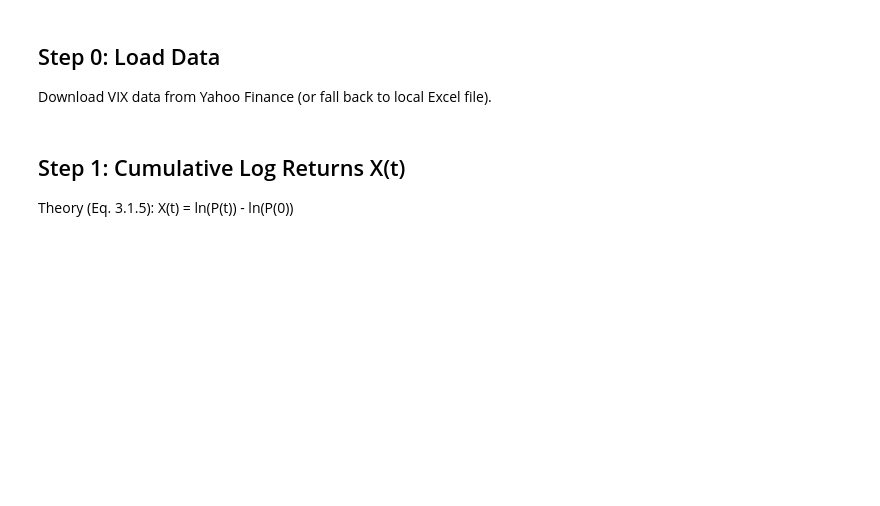
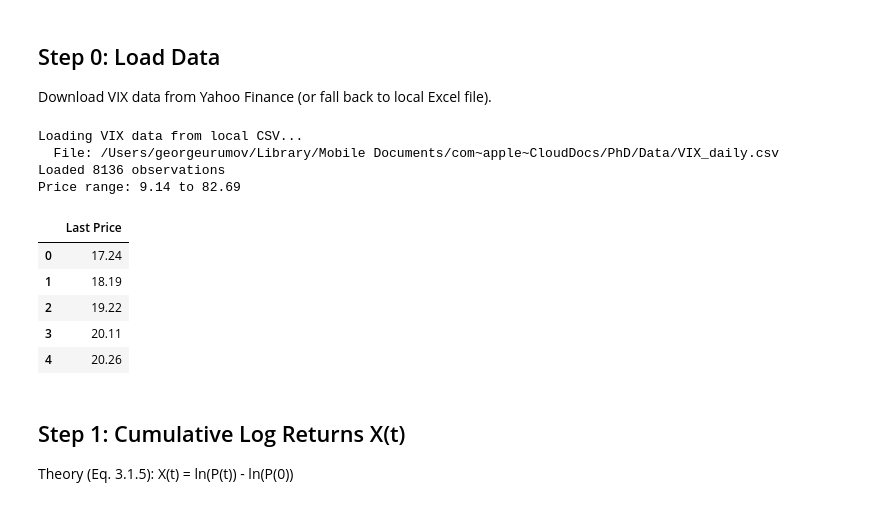
Before and after one commit to w1767/PhD, a Jupyter notebook: thesis-project/conference_papers/VVIX_analysis.ipynb, the cells around one changed output. Saved outputs shown, nothing was run; the diff lists cells and outputs as text; code cells hidden in the pictures; blank space fills up the shorter version.

```diff
--- a/thesis-project/conference_papers/VVIX_analysis.ipynb
+++ b/thesis-project/conference_papers/VVIX_analysis.ipynb
@@ -37,16 +37,43 @@ Download VIX data from Yahoo Finance (or fall back to local Excel file).
 # %%
 import os
 
+from pathlib import Path
+
+def find_vix_csv():
+    """Locate VIX_daily.csv whether the notebook cwd is repo root, Data/, or conference_papers/."""
+    here = Path.cwd().resolve()
+    for base in [here, *here.parents]:
+        for rel in ('VIX_daily.csv', Path('Data') / 'VIX_daily.csv'):
+            p = base / rel
+            if p.is_file():
+                return p
+    raise FileNotFoundError(
+        "VIX_daily.csv not found. Place it in the repo root, in Data/, or next to this notebook. "
+        f"Searched upward from {here}"
+    )
+
 print('Loading VIX data from local CSV...')
-csv_path = os.path.join(os.getcwd(), 'VIX_daily.csv')
+csv_path = find_vix_csv()
+print(f'  File: {csv_path}')
 df = pd.read_csv(csv_path, parse_dates=['Date'], dayfirst=True)
 df = df.sort_values('Date', ascending=True).reset_index(drop=True)
 df = df.dropna(subset=['Last Price'])
 df = df[['Last Price']].copy()
 
 print(f'Loaded {len(df)} observations')
 print(f'Price range: {df["Last Price"].min():.2f} to {df["Last Price"].max():.2f}')
 df.head()
+# %% [output]
+Loading VIX data from local CSV...
+  File: /Users/georgeurumov/Library/Mobile Documents/com~apple~CloudDocs/PhD/Data/VIX_daily.csv
+Loaded 8136 observations
+Price range: 9.14 to 82.69
+|  | Last Price |
+| 0 | 17.24 |
+| 1 | 18.19 |
+| 2 | 19.22 |
+| 3 | 20.11 |
+| 4 | 20.26 |
 # %% [markdown]
 ## Step 1: Cumulative Log Returns X(t)
 
```
Also changed, not shown: parts of 6 cells of this notebook, 1 other file.
